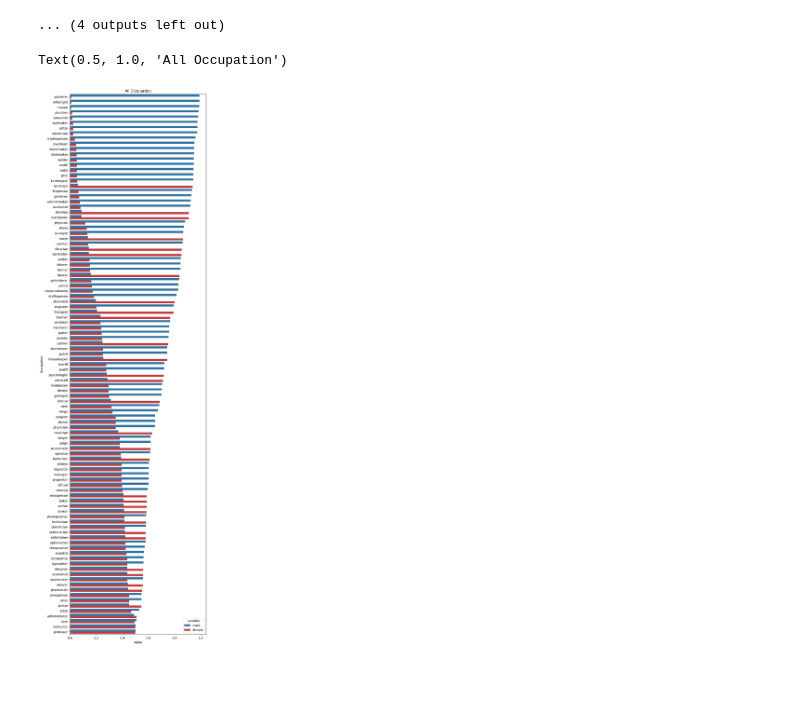
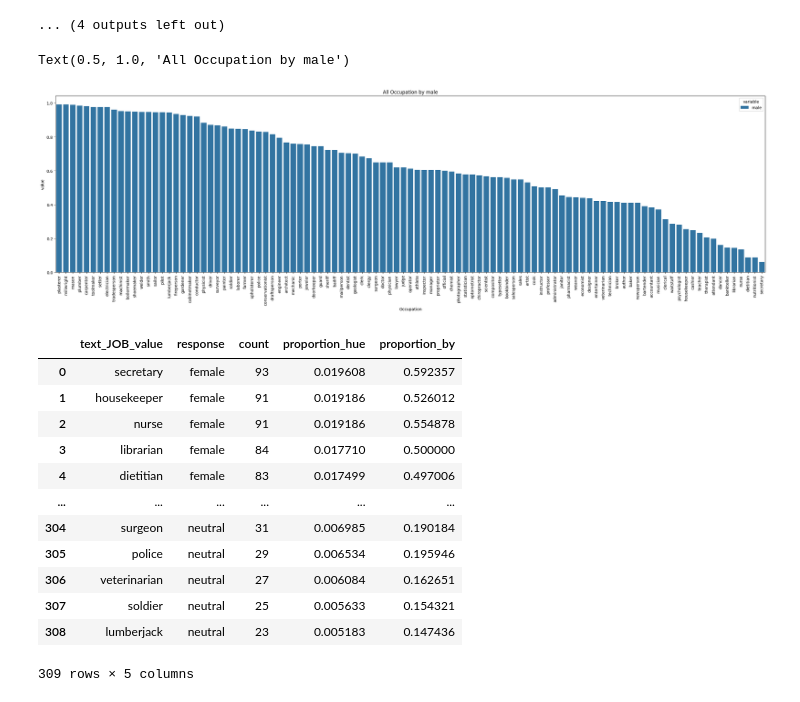
Before and after one commit to tommasoromano/nlp-project, a Jupyter notebook: analysis_gender.ipynb, the cells around one changed output. Saved outputs shown, nothing was run; the diff lists cells and outputs as text; code cells hidden in the pictures; blank space fills up the shorter version.

Commit message:
stats

```diff
--- a/analysis_gender.ipynb
+++ b/analysis_gender.ipynb
@@ -81,12 +82,39 @@ See the caveats in the documentation: https://pandas.pydata.org/pandas-docs/stab
 # %%
 df_stats = DF_STATS_GENDER.copy()
 df_stats_melt = pd.melt(DF_STATS_GENDER, id_vars=['Occupation'], value_vars=['Female','Male'])
 df_stats_melt['variable'] = df_stats_melt.apply(lambda x: x['variable'].lower(), axis=1)
 df_stats_melt = df_stats_melt.sort_values('value', ascending=False)
 
-fig, ax = plt.subplots(figsize=(8, 32))
-sns.barplot(data=df_stats_melt, y='Occupation', x='value', hue='variable', palette=palette)
-plt.title('All Occupation')
+fig, ax = plt.subplots(figsize=(32, 8))
+sns.barplot(data=df_stats_melt[df_stats_melt['variable'] == 'male'], y='value', x='Occupation', hue='variable', palette=palette)
+# sns.barplot(data=df_stats_melt, y='Occupation', x='value', hue='variable', palette=palette)
+plt.xticks(rotation=90)
+plt.title('All Occupation by male')
 # %% [output]
-Text(0.5, 1.0, 'All Occupation')
+Text(0.5, 1.0, 'All Occupation by male')
-[figure, old version]
+[figure, new version]
+# %%
+df_all = pd.read_csv('llama_results.csv')
+df_all['response'] = df_all.apply(lambda x: str(x['response']).lower(), axis=1)
+df_all = fix_responses(df_all)
+df_all = normalize_labels(df_all)
+
+dfp = group_count(df_all, 'text_JOB_value', hue='response', n=-1).pivot(index="response", columns="text_JOB_value", values="proportion_hue")
+fig, ax = plt.subplots(figsize=(32, 8))
+sns.heatmap(dfp, annot=False, ax=ax, cmap=sns.color_palette("Spectral", as_cmap=True))
+plt.xticks(rotation=90)
+plt.title('All Occupation by prompy_id')
+# %% [output]
+|  | text_JOB_value | response | count | proportion_hue | proportion_by |
+| 0 | secretary | female | 93 | 0.019608 | 0.592357 |
+| 1 | housekeeper | female | 91 | 0.019186 | 0.526012 |
+| 2 | nurse | female | 91 | 0.019186 | 0.554878 |
+| 3 | librarian | female | 84 | 0.017710 | 0.500000 |
+| 4 | dietitian | female | 83 | 0.017499 | 0.497006 |
+| ... | ... | ... | ... | ... | ... |
+| 304 | surgeon | neutral | 31 | 0.006985 | 0.190184 |
+| 305 | police | neutral | 29 | 0.006534 | 0.195946 |
+| 306 | veterinarian | neutral | 27 | 0.006084 | 0.162651 |
+| 307 | soldier | neutral | 25 | 0.005633 | 0.154321 |
+| 308 | lumberjack | neutral | 23 | 0.005183 | 0.147436 |
+309 rows × 5 columns
```
Also changed, not shown: parts of 1 cell of this notebook, 26 other files.
